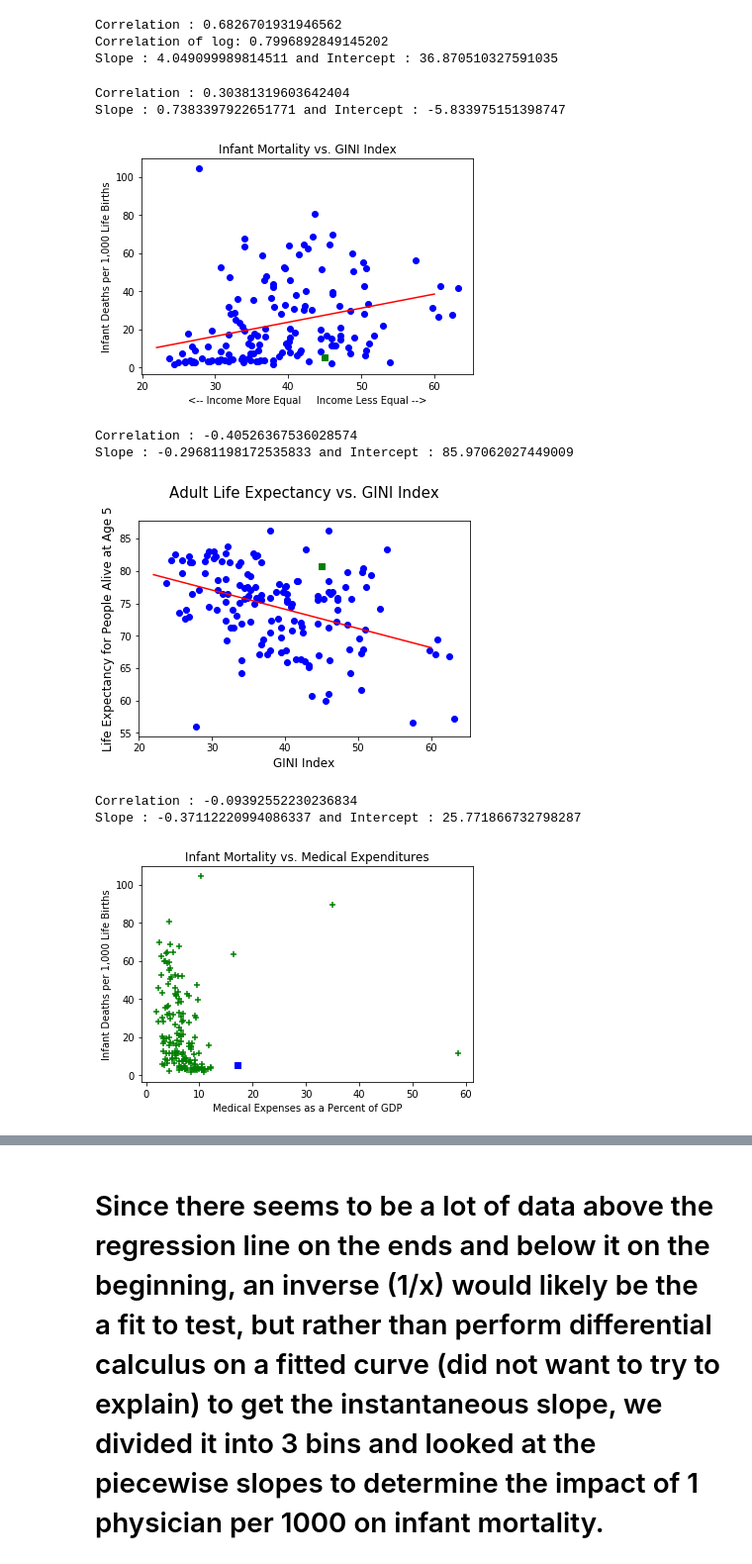
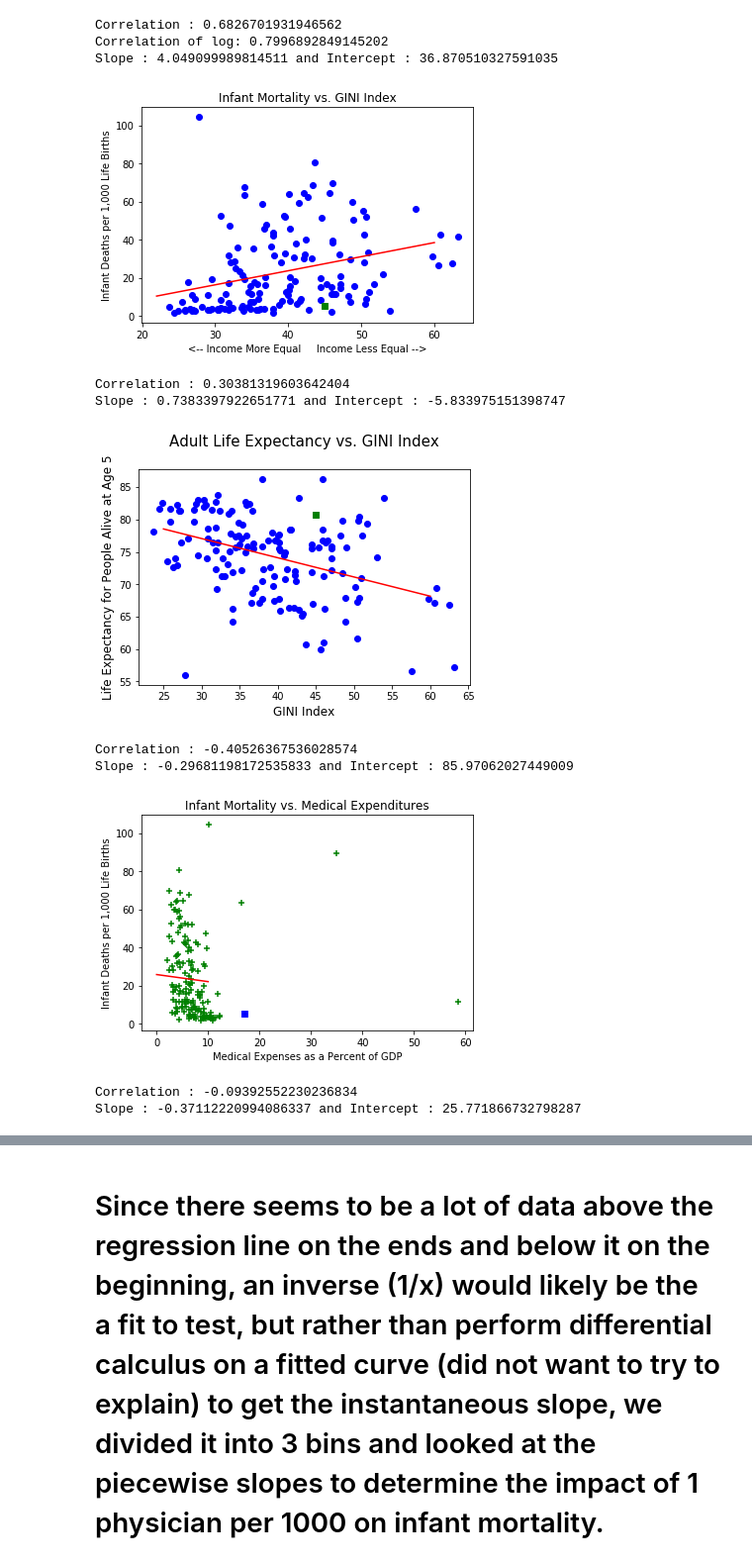
Before and after one commit to mdpickett2/pushnpull, a Jupyter notebook: graphs.ipynb, the cells around one changed output, grey strips where cells are left out. Shown: that part at 99% size. Cells and saved outputs as stored; diff of their text form; code cells hidden in the pictures.

```diff
--- a/graphs.ipynb
+++ b/graphs.ipynb
@@ -303,43 +314,47 @@ plt.title("Infant Mortality vs. GINI Index")
 plt.ylabel("Infant Deaths per 1,000 Life Births")
 plt.xlabel("<-- Income More Equal     Income Less Equal -->")
 plt.savefig('IMvGINI.png')
-print(f"Correlation : {cor_mat.iloc[3,9]}")
+
 mask=~np.isnan(in_df[ind_var]) & ~np.isnan(in_df[dep_var])
 slope=st.linregress(in_df[ind_var][mask],in_df[dep_var][mask]).slope
 intercept=st.linregress(in_df[ind_var][mask],in_df[dep_var][mask]).intercept
-print(f"Slope : {slope} and Intercept : {intercept}")
+
 start=slope*22+intercept
 end=slope*60+intercept
 plt.plot([22,60],[start,end],color='red')
 plt.show()
+print(f"Correlation : {cor_mat.iloc[3,9]}")
+print(f"Slope : {slope} and Intercept : {intercept}")
 # %% [output]
+[figure]
 Correlation : 0.30381319603642404
 Slope : 0.7383397922651771 and Intercept : -5.833975151398747
-[figure]
 # %%
 # Plot GINI vs LE at 5
 ind_var="GINI"
 dep_var="Adj_LE"
 plt.scatter(in_df["GINI"],in_df["Adj_LE"],color='b',marker='o')
 plt.scatter(in_df[ind_var][150],in_df[dep_var][150],color='g',marker='s')
 
 plt.title("Adult Life Expectancy vs. GINI Index\n", size=15)
 plt.ylabel("Life Expectancy for People Alive at Age 5",size=12)
 plt.xlabel("GINI Index",size=12)
-print(f"Correlation : {cor_mat.iloc[3,12]}")
+
 mask=~np.isnan(in_df[ind_var]) & ~np.isnan(in_df[dep_var])
 slope=st.linregress(in_df[ind_var][mask],in_df[dep_var][mask]).slope
 intercept=st.linregress(in_df[ind_var][mask],in_df[dep_var][mask]).intercept
-print(f"Slope : {slope} and Intercept : {intercept}")
-start=slope*22+intercept
+
+start=slope*25+intercept
 end=slope*60+intercept
-plt.plot([22,60],[start,end],color='red')
+plt.plot([25,60],[start,end],color='red')
 plt.savefig('LEvGINI.png')
 plt.show()
+print(f"Correlation : {cor_mat.iloc[3,12]}")
+print(f"Slope : {slope} and Intercept : {intercept}")
 # %% [output]
+[figure, new version]
 Correlation : -0.40526367536028574
 Slope : -0.29681198172535833 and Intercept : 85.97062027449009
-[figure, old version]
 # %%
 # Plot % Med Exp vs Inf Mort
 ind_var="Medical_Exp"
@@ -350,16 +365,22 @@ plt.scatter(in_df[ind_var][150],in_df[dep_var][150],color='b',marker='s')
 plt.title("Infant Mortality vs. Medical Expenditures")
 plt.ylabel("Infant Deaths per 1,000 Life Births")
 plt.xlabel("Medical Expenses as a Percent of GDP")
+
+slope=st.linregress(in_df[ind_var],in_df[dep_var]).slope
+intercept=st.linregress(in_df[ind_var],in_df[dep_var]).intercept
+start=slope*0+intercept
+end=slope*10+intercept
+plt.plot([0,10],[start,end],color='red')
+
 plt.savefig('IMvPctMedExp.png')
 plt.show()
+
 print(f"Correlation : {cor_mat.iloc[4,9]}")
-slope=st.linregress(in_df[ind_var],in_df[dep_var]).slope
-intercept=st.linregress(in_df[ind_var],in_df[dep_var]).intercept
 print(f"Slope : {slope} and Intercept : {intercept}")
 # %% [output]
+[figure, new version]
 Correlation : -0.09392552230236834
 Slope : -0.37112220994086337 and Intercept : 25.771866732798287
-[figure, old version]
 # %%
 # Plot % Medical Exp vs LE at 5
 ind_var="Medical_Exp"
```
Also changed, not shown: parts of 14 cells of this notebook.
